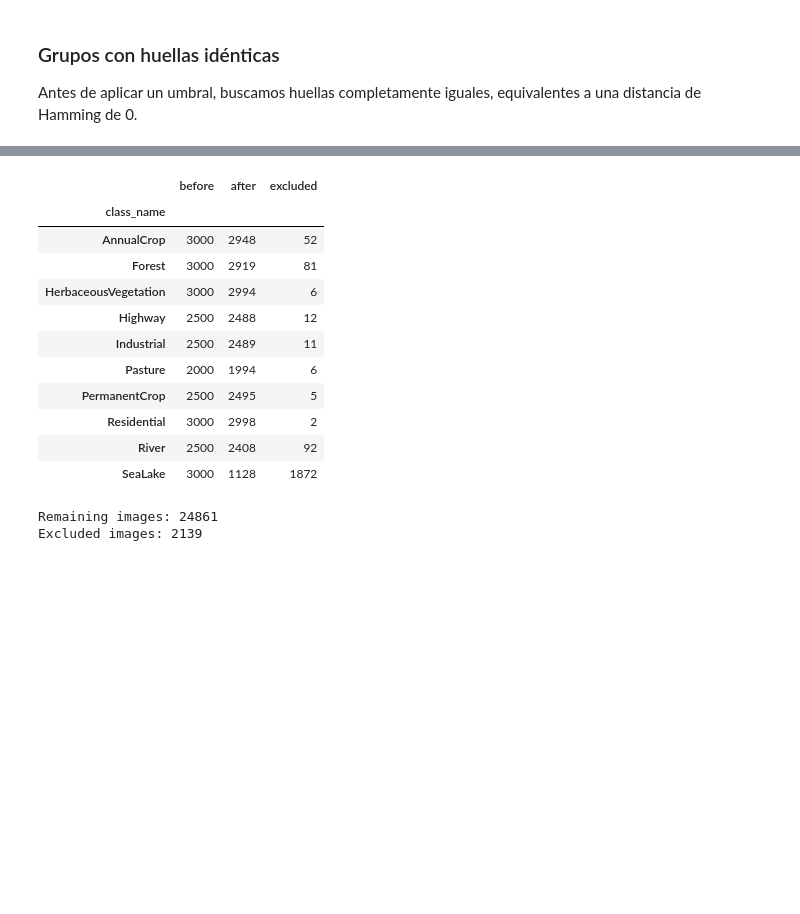
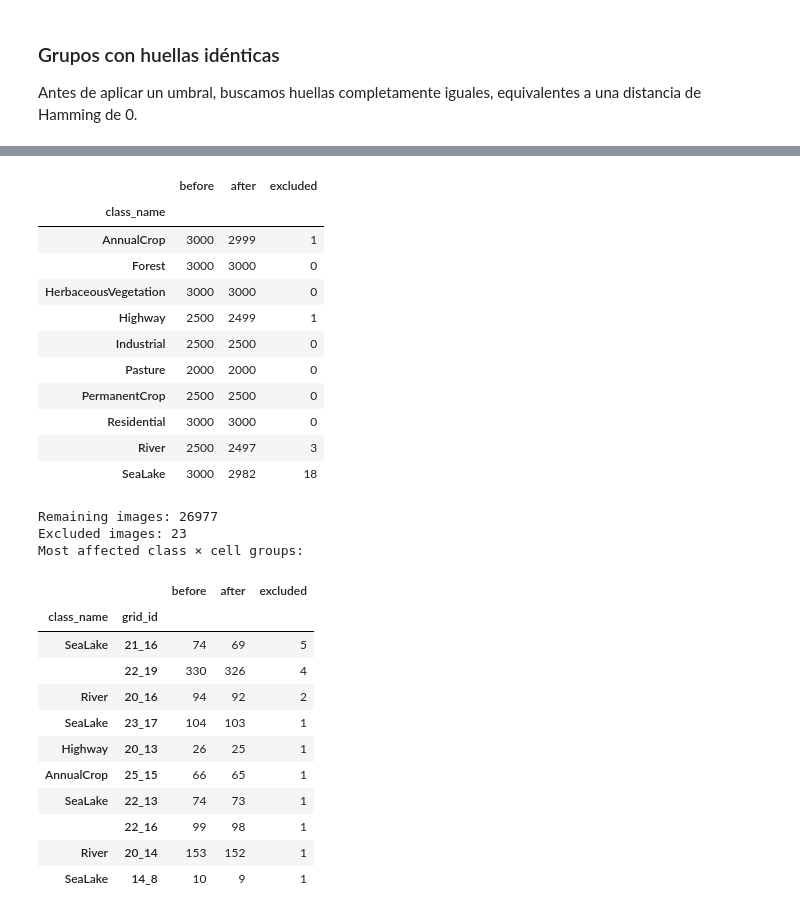
Before and after one commit to anton-p0g/Proyecto-AAPI, a Jupyter notebook: 01_preparacion_eurosat.ipynb, the cells around one changed output, grey strips where cells are left out. Drawn from its saved outputs; the diff is of its cells as text; code cells hidden in the pictures; blank space fills up the shorter version.

```diff
--- a/01_preparacion_eurosat.ipynb
+++ b/01_preparacion_eurosat.ipynb
@@ -15,19 +22,16 @@ Construimos la tabla `inventory` que contiene la ruta y la clase de cada imagen.
 
 Comparamos las imágenes disponibles (`available`) con el objetivo de 800 (`target`). La columna `surplus` indica cuántas sobran respecto a ese objetivo.
 # %%
-RGB_DIR = Path("data/EuroSAT_RGB")
+MS_DIR = Path("data/EuroSAT_MS")
 IMAGES_PER_CLASS = 800
 
-if not RGB_DIR.is_dir():
-    raise FileNotFoundError(f"Directory not found")
+if not MS_DIR.is_dir():
+    raise FileNotFoundError(f"Directory not found: {MS_DIR.resolve()}")
 
 records = []
 
-for class_dir in sorted(RGB_DIR.iterdir()):
-    if not class_dir.is_dir():
-        continue
-
-    for image_path in sorted(class_dir.glob("*.jpg")):
+for class_dir in sorted(MS_DIR.iterdir()):
+    for image_path in sorted(class_dir.glob("*.tif")):
         records.append({
             "path": image_path.as_posix(),
             "class_name": class_dir.name,
@@ -329,36 +481,54 @@ Comparamos el número de imágenes antes y después del filtrado. La columna `ex
 # %%
 reduction_summary = pd.concat(
     [
-        working_inventory.groupby("class_name")
-        .size()
-        .rename("before"),
+        working_inventory.groupby("class_name").size().rename("before"),
+        filtered_inventory.groupby("class_name").size().rename("after"),
+    ], axis=1,
+).fillna(0).astype(int)
+reduction_summary["excluded"] = reduction_summary["before"] - reduction_summary["after"]
 
-        filtered_inventory.groupby("class_name")
-        .size()
-        .rename("after"),
-    ],
-    axis=1,
+cell_reduction = pd.concat(
+    [
+        working_inventory.groupby(["class_name", GRID_COLUMN]).size().rename("before"),
+        filtered_inventory.groupby(["class_name", GRID_COLUMN]).size().rename("after"),
+    ], axis=1,
 ).fillna(0).astype(int)
+cell_reduction.index.names = ["class_name", "grid_id"]
+cell_reduction["excluded"] = cell_reduction["before"] - cell_reduction["after"]
 
-reduction_summary["excluded"] = (
-    reduction_summary["before"] - reduction_summary["after"]
-)
+if (reduction_summary["after"] < IMAGES_PER_CLASS).any():
+    raise ValueError("Some classes have fewer than 800 images after dHash filtering.")
 
 display(reduction_summary)
 print("Remaining images:", len(filtered_inventory))
 print("Excluded images:", len(exclusion_log))
+print("Most affected class × cell groups:")
+display(cell_reduction.sort_values("excluded", ascending=False).head(10))
 # %% [output]
 |  | before | after | excluded |
 | class_name |  |  |  |
-| AnnualCrop | 3000 | 2948 | 52 |
-| Forest | 3000 | 2919 | 81 |
-| HerbaceousVegetation | 3000 | 2994 | 6 |
-| Highway | 2500 | 2488 | 12 |
-| Industrial | 2500 | 2489 | 11 |
-| Pasture | 2000 | 1994 | 6 |
-| PermanentCrop | 2500 | 2495 | 5 |
-| Residential | 3000 | 2998 | 2 |
-| River | 2500 | 2408 | 92 |
-| SeaLake | 3000 | 1128 | 1872 |
+| AnnualCrop | 3000 | 2999 | 1 |
+| Forest | 3000 | 3000 | 0 |
+| HerbaceousVegetation | 3000 | 3000 | 0 |
+| Highway | 2500 | 2499 | 1 |
+| Industrial | 2500 | 2500 | 0 |
+| Pasture | 2000 | 2000 | 0 |
+| PermanentCrop | 2500 | 2500 | 0 |
+| Residential | 3000 | 3000 | 0 |
+| River | 2500 | 2497 | 3 |
+| SeaLake | 3000 | 2982 | 18 |
-Remaining images: 24861
-Excluded images: 2139
+Remaining images: 26977
+Excluded images: 23
+Most affected class × cell groups:
+|  |  | before | after | excluded |
+| class_name | grid_id |  |  |  |
+| SeaLake | 21_16 | 74 | 69 | 5 |
+|  | 22_19 | 330 | 326 | 4 |
+| River | 20_16 | 94 | 92 | 2 |
+| SeaLake | 23_17 | 104 | 103 | 1 |
+| Highway | 20_13 | 26 | 25 | 1 |
+| AnnualCrop | 25_15 | 66 | 65 | 1 |
+| SeaLake | 22_13 | 74 | 73 | 1 |
+|  | 22_16 | 99 | 98 | 1 |
+| River | 20_14 | 153 | 152 | 1 |
+| SeaLake | 14_8 | 10 | 9 | 1 |
```
Also changed, not shown: parts of 34 cells of this notebook, 1 other file.
